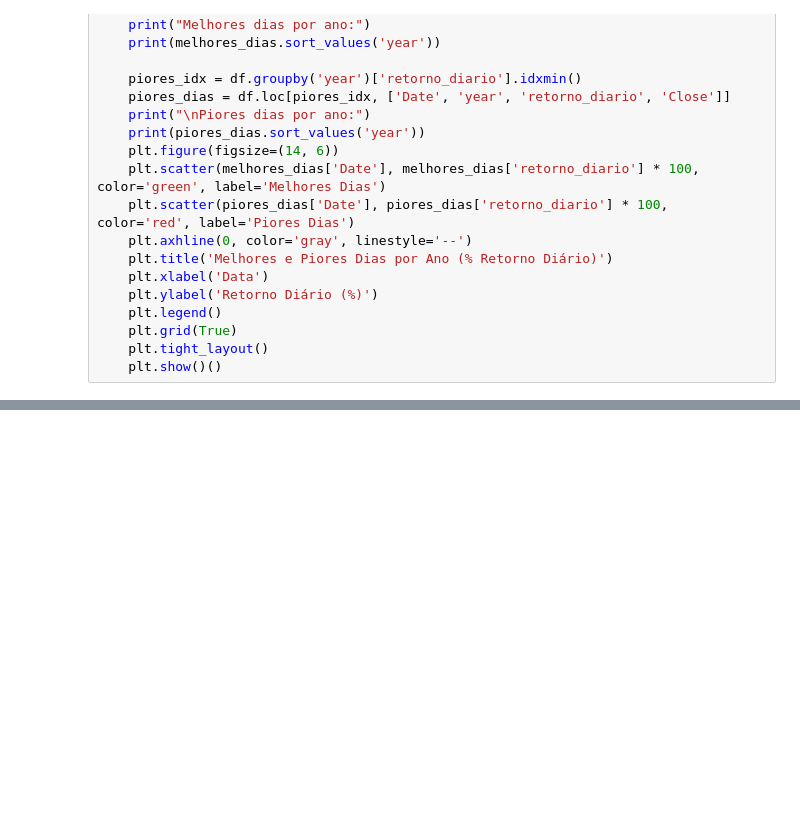
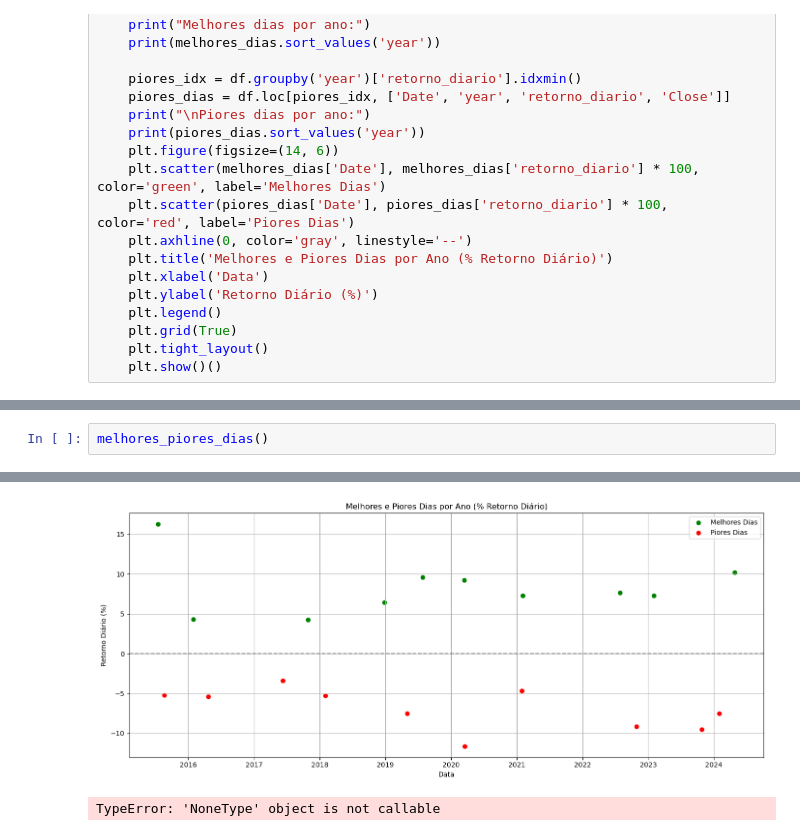
Before and after one commit to Rambo0704/ProjetoDadosGoogle, a Jupyter notebook: visualização.ipynb, the cells around one changed output, grey strips where cells are left out. Cells and saved outputs as stored; diff of their text form; blank space fills up the shorter version.

```diff
--- a/visualização.ipynb
+++ b/visualização.ipynb
@@ -276,0 +291,3 @@ def padroes_mensais(): #Identificar Padrões Sazonais Mensais nos Retornos
+# %%
+melhores_piores_dias()
+# %% [output]
@@ -276,0 +311,2 @@ def padroes_mensais(): #Identificar Padrões Sazonais Mensais nos Retornos
+[figure, added]
+TypeError: 'NoneType' object is not callable
```
Also changed, not shown: parts of 2 cells of this notebook.
